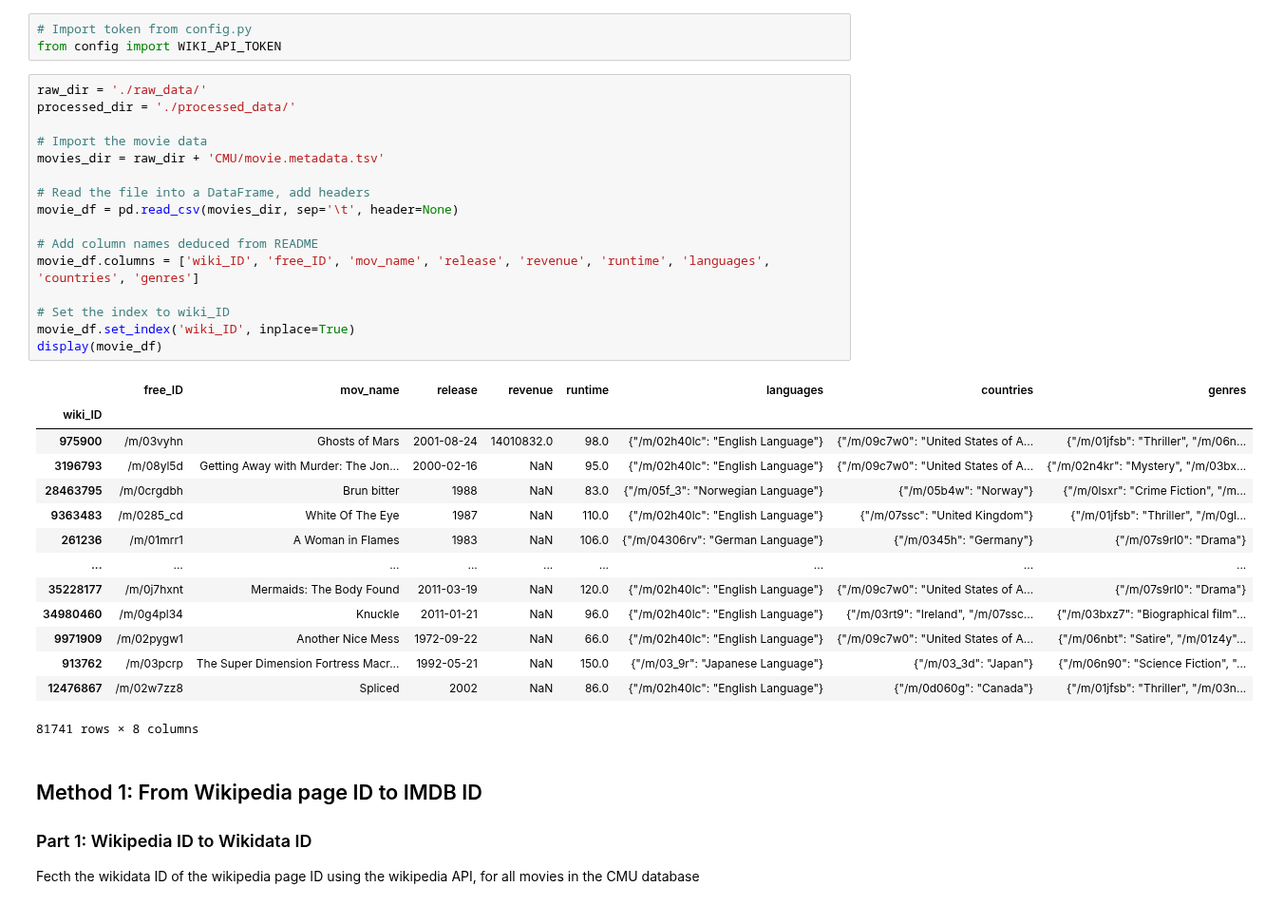
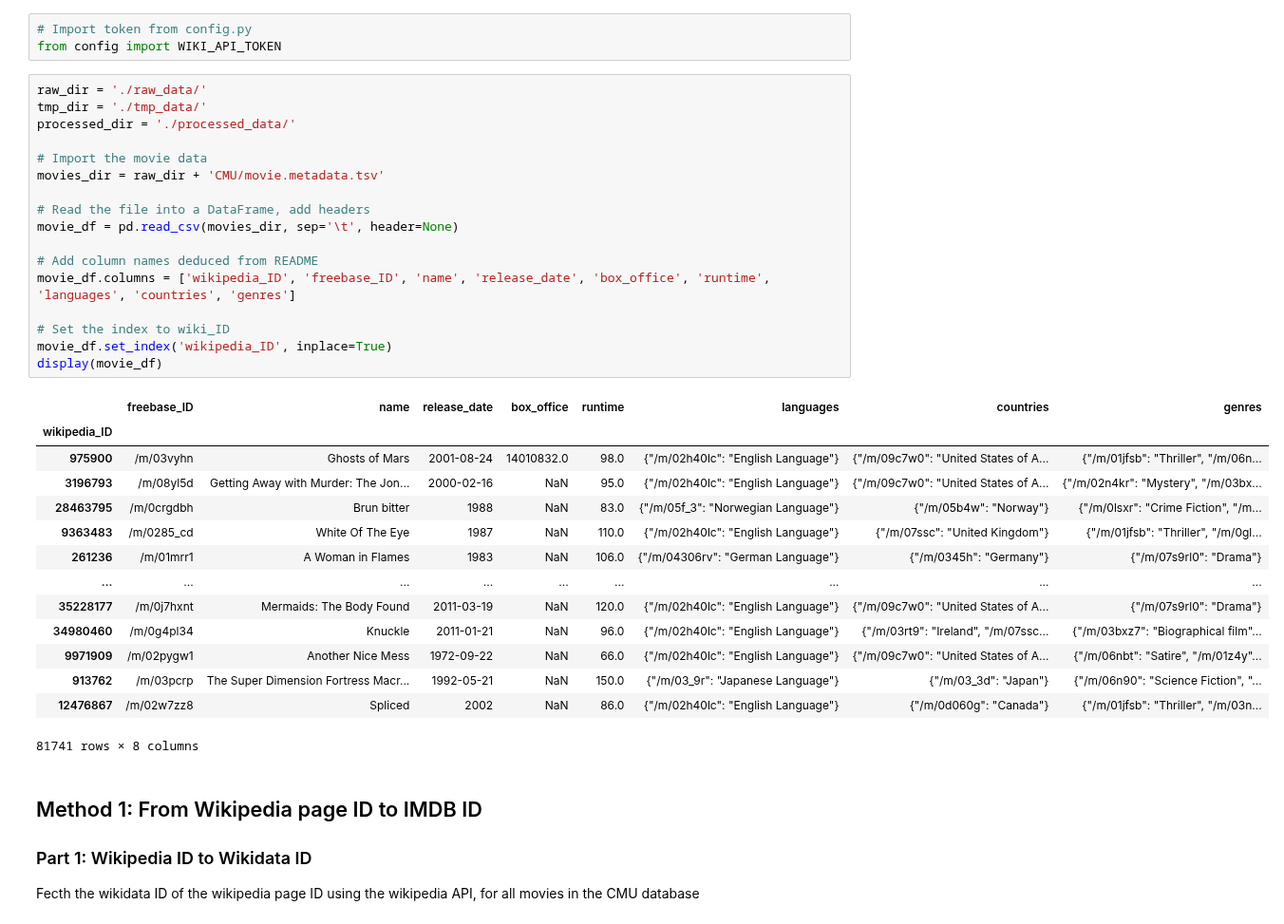
Before and after one commit to epfl-ada/ada-2023-project-abadakor, a Jupyter notebook: data/convert_ids.ipynb, the cells around one changed output. Shown at 95% size. Drawn from its saved outputs; the diff is of its cells as text.

```diff
--- a/data/convert_ids.ipynb
+++ b/data/convert_ids.ipynb
@@ -15,23 +18,24 @@ from IPython.display import clear_output
 from config import WIKI_API_TOKEN
 # %%
 raw_dir = './raw_data/'
+tmp_dir = './tmp_data/'
 processed_dir = './processed_data/'
 
 # Import the movie data
 movies_dir = raw_dir + 'CMU/movie.metadata.tsv'
 
 # Read the file into a DataFrame, add headers
 movie_df = pd.read_csv(movies_dir, sep='\t', header=None)
 
 # Add column names deduced from README
-movie_df.columns = ['wiki_ID', 'free_ID', 'mov_name', 'release', 'revenue', 'runtime', 'languages', 'countries', 'genres']
+movie_df.columns = ['wikipedia_ID', 'freebase_ID', 'name', 'release_date', 'box_office', 'runtime', 'languages', 'countries', 'genres']
 
 # Set the index to wiki_ID
-movie_df.set_index('wiki_ID', inplace=True)
+movie_df.set_index('wikipedia_ID', inplace=True)
 display(movie_df)
 # %% [output]
-|  | free_ID | mov_name | release | revenue | runtime | languages | countries | genres |
-| wiki_ID |  |  |  |  |  |  |  |  |
+|  | freebase_ID | name | release_date | box_office | runtime | languages | countries | genres |
+| wikipedia_ID |  |  |  |  |  |  |  |  |
 | 975900 | /m/03vyhn | Ghosts of Mars | 2001-08-24 | 14010832.0 | 98.0 | {"/m/02h40lc": "English Language"} | {"/m/09c7w0": "United States of A... | {"/m/01jfsb": "Thriller", "/m/06n... |
 | 3196793 | /m/08yl5d | Getting Away with Murder: The Jon... | 2000-02-16 | NaN | 95.0 | {"/m/02h40lc": "English Language"} | {"/m/09c7w0": "United States of A... | {"/m/02n4kr": "Mystery", "/m/03bx... |
 | 28463795 | /m/0crgdbh | Brun bitter | 1988 | NaN | 83.0 | {"/m/05f_3": "Norwegian Language"} | {"/m/05b4w": "Norway"} | {"/m/0lsxr": "Crime Fiction", "/m... |
```
Also changed, not shown: parts of 33 cells of this notebook, 8 other files.
